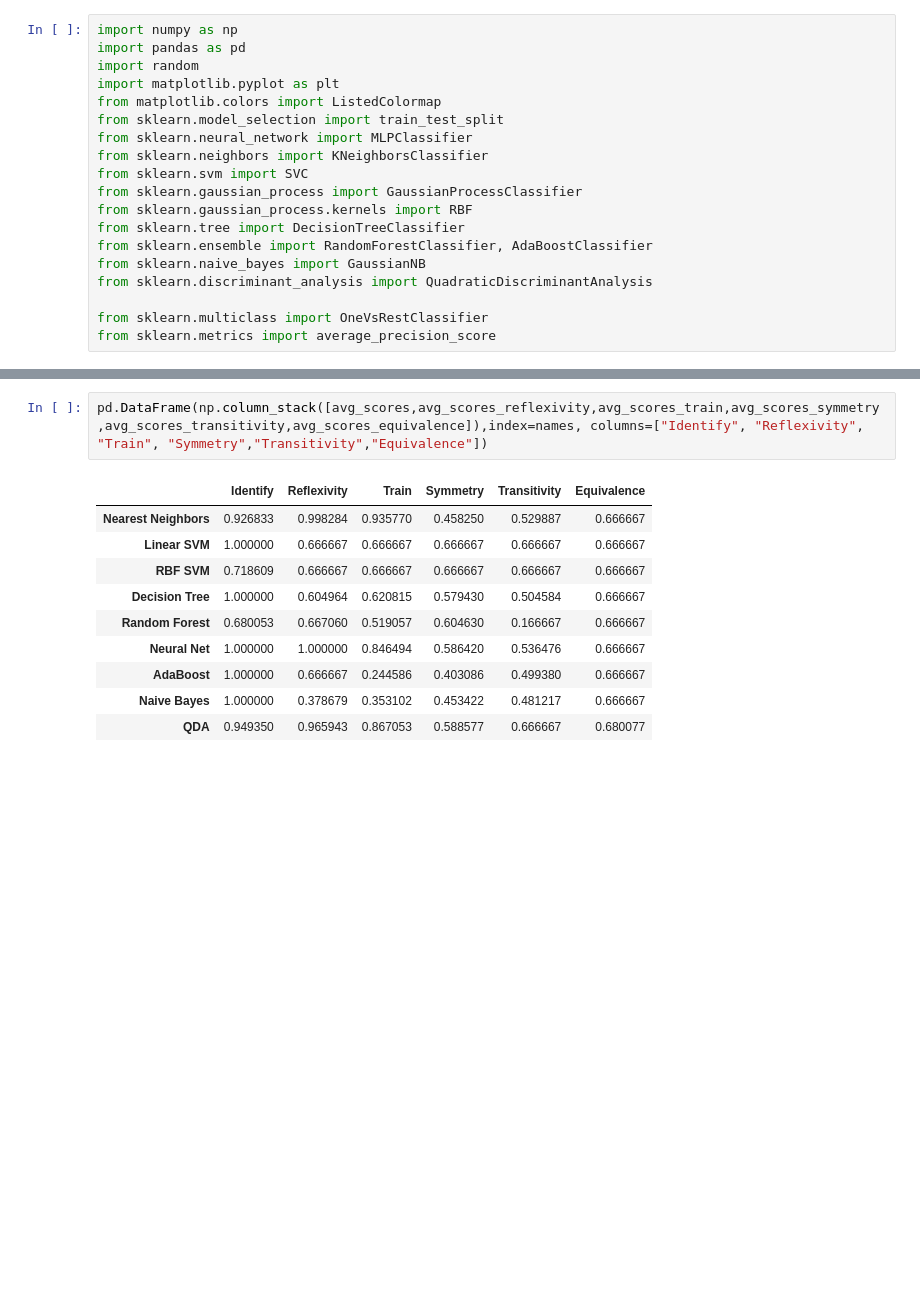
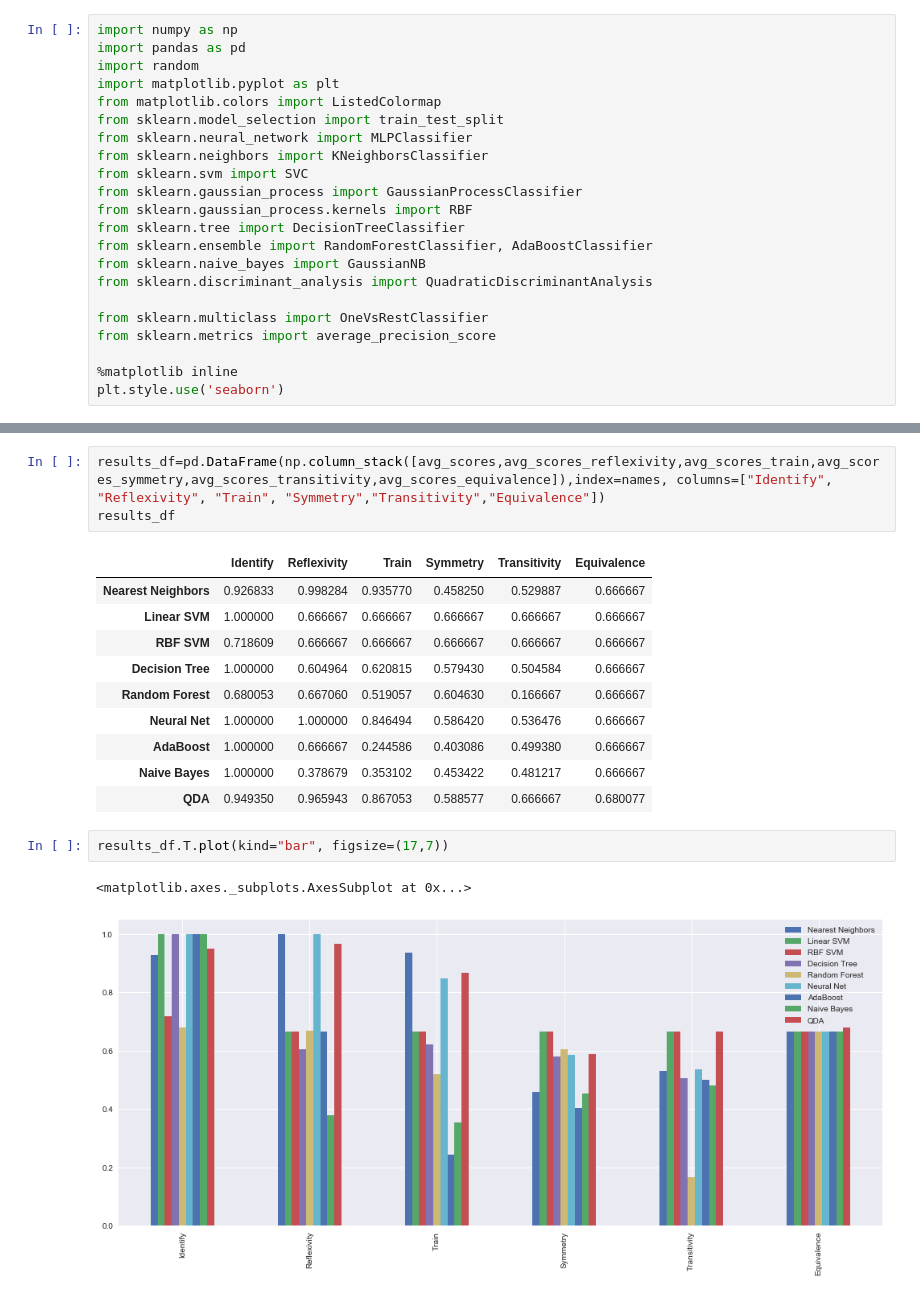
Before and after one commit to Yagwar/stim_eq, a Jupyter notebook: Dataset Creation and Classifier comparison.ipynb, the cells around one changed output, grey strips where cells are left out. Cells and saved outputs as stored; diff of their text form; blank space fills up the shorter version.

```diff
--- a/Dataset Creation and Classifier comparison.ipynb
+++ b/Dataset Creation and Classifier comparison.ipynb
@@ -23,6 +23,9 @@ from sklearn.discriminant_analysis import QuadraticDiscriminantAnalysis
 
 from sklearn.multiclass import OneVsRestClassifier
 from sklearn.metrics import average_precision_score
+
+%matplotlib inline
+plt.style.use('seaborn')
 # %%
 stims={"A1":[1,0,0,0,0,0,0,0,0,0,0,0],
        "A2":[0,1,0,0,0,0,0,0,0,0,0,0],
@@ -467,7 +470,8 @@ for name, clasif in zip(names, train_clasif):
 # %% [markdown]
 # Results
 # %%
-pd.DataFrame(np.column_stack([avg_scores,avg_scores_reflexivity,avg_scores_train,avg_scores_symmetry,avg_scores_transitivity,avg_scores_equivalence]),index=names, columns=["Identify", "Reflexivity", "Train", "Symmetry","Transitivity","Equivalence"])
+results_df=pd.DataFrame(np.column_stack([avg_scores,avg_scores_reflexivity,avg_scores_train,avg_scores_symmetry,avg_scores_transitivity,avg_scores_equivalence]),index=names, columns=["Identify", "Reflexivity", "Train", "Symmetry","Transitivity","Equivalence"])
+results_df
 # %% [output]
 |  | Identify | Reflexivity | Train | Symmetry | Transitivity | Equivalence |
 | Nearest Neighbors | 0.926833 | 0.998284 | 0.935770 | 0.458250 | 0.529887 | 0.666667 |
@@ -479,3 +483,8 @@ pd.DataFrame(np.column_stack([avg_scores,avg_scores_reflexivity,avg_scores_train
 | AdaBoost | 1.000000 | 0.666667 | 0.244586 | 0.403086 | 0.499380 | 0.666667 |
 | Naive Bayes | 1.000000 | 0.378679 | 0.353102 | 0.453422 | 0.481217 | 0.666667 |
 | QDA | 0.949350 | 0.965943 | 0.867053 | 0.588577 | 0.666667 | 0.680077 |
+# %%
+results_df.T.plot(kind="bar", figsize=(17,7))
+# %% [output]
+<matplotlib.axes._subplots.AxesSubplot at 0x...>
+[figure, added]
```
Also changed, not shown: parts of 2 cells of this notebook.
